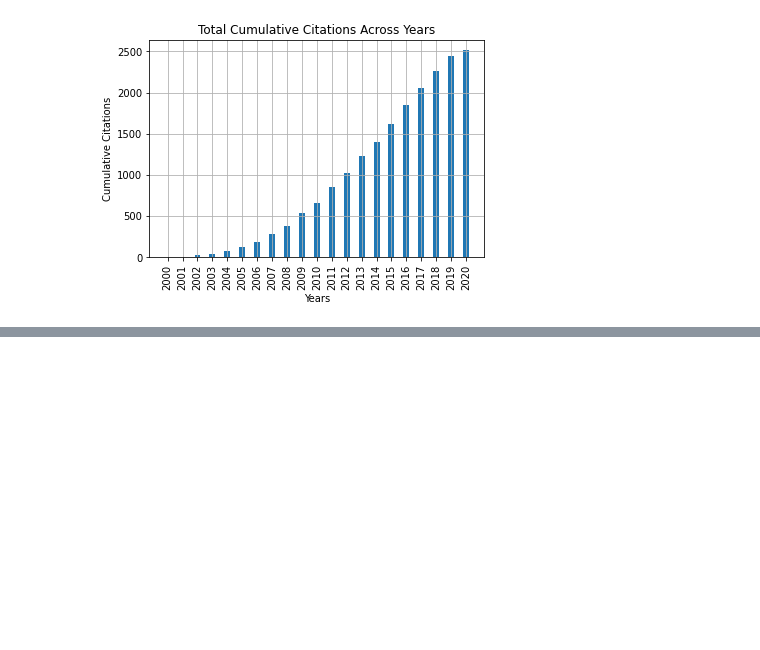
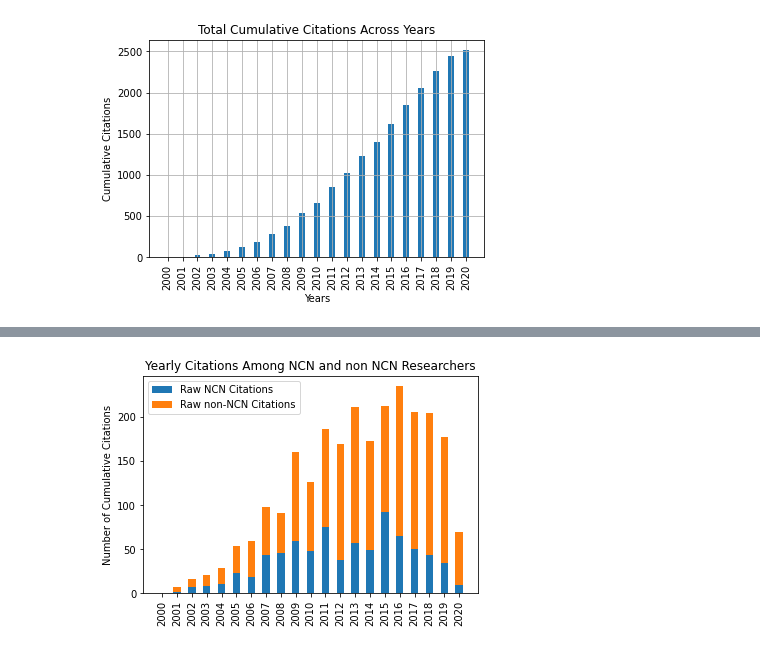
Before and after one commit to saxenap/nanohub, a Jupyter notebook: nanoHUB/pipeline/plotting/pull_images.ipynb, the cells around one changed output, grey strips where cells are left out. Cells and saved outputs as stored; diff of their text form; code cells hidden in the pictures; blank space fills up the shorter version.

```diff
--- a/nanoHUB/pipeline/plotting/pull_images.ipynb
+++ b/nanoHUB/pipeline/plotting/pull_images.ipynb
@@ -198,10 +206,13 @@ plt.legend()
 # %%
 plt.xticks(ypos, years, rotation = 90)
 plt.ylabel("Number of Cumulative Citations")
-plt.title("Cumulative Citations Per Year Among NCN and Non-NCN Researchers")
-plt.bar(ypos, rawNCN, label = "Cumulative NCN Citations", width = 0.5)
-plt.bar(ypos, rawONCN, label = "Cumulative non-NCN Citations", width = 0.5, bottom=rawNCN)
+plt.title("Yearly Citations Among NCN and non NCN Researchers")
+plt.bar(ypos, rawNCN, label = "Raw NCN Citations", width = 0.5)
+plt.bar(ypos, rawONCN, label = "Raw non-NCN Citations", width = 0.5, bottom=rawNCN)
 plt.legend()
+plt.savefig("./plots_production/yearlyStacked.jpg")
+# %% [output]
+[figure, added]
 # %%
 plt.xticks(ypos, years, rotation = 90)
 plt.ylabel("Number of Cumulative Citations")
```
Also changed, not shown: parts of 6 cells of this notebook, 8 other files.
